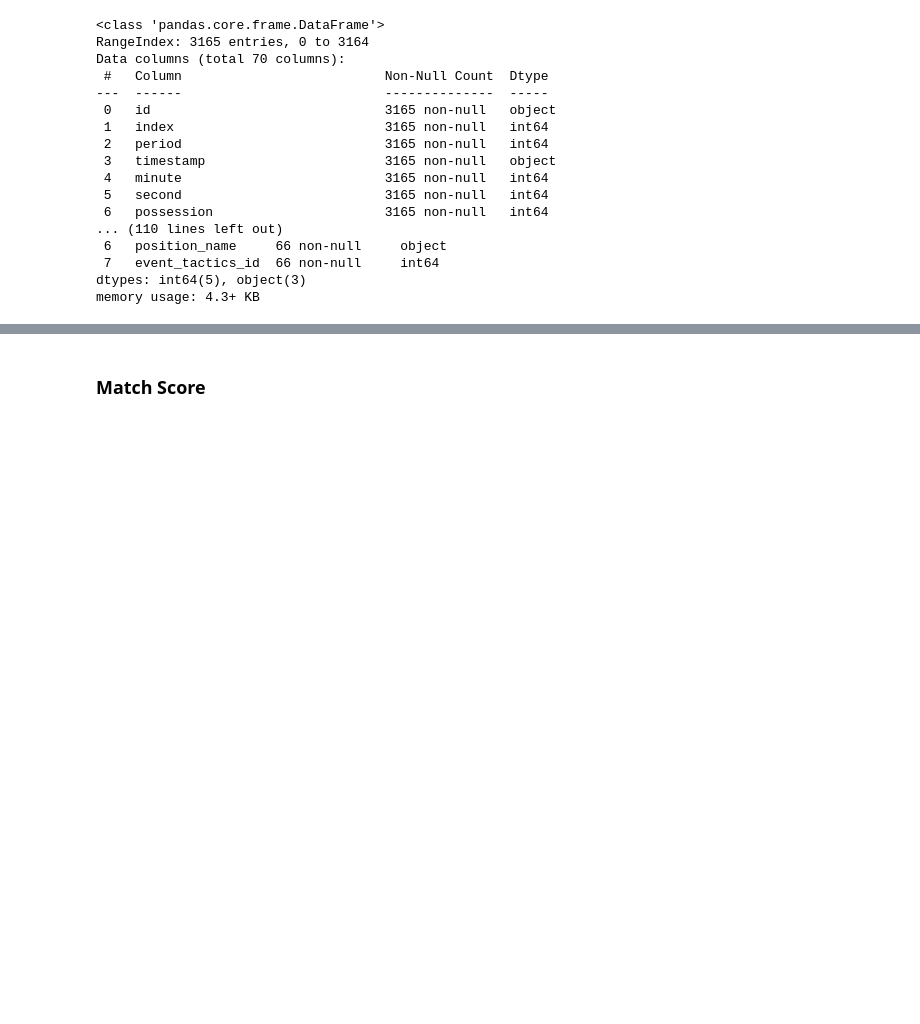
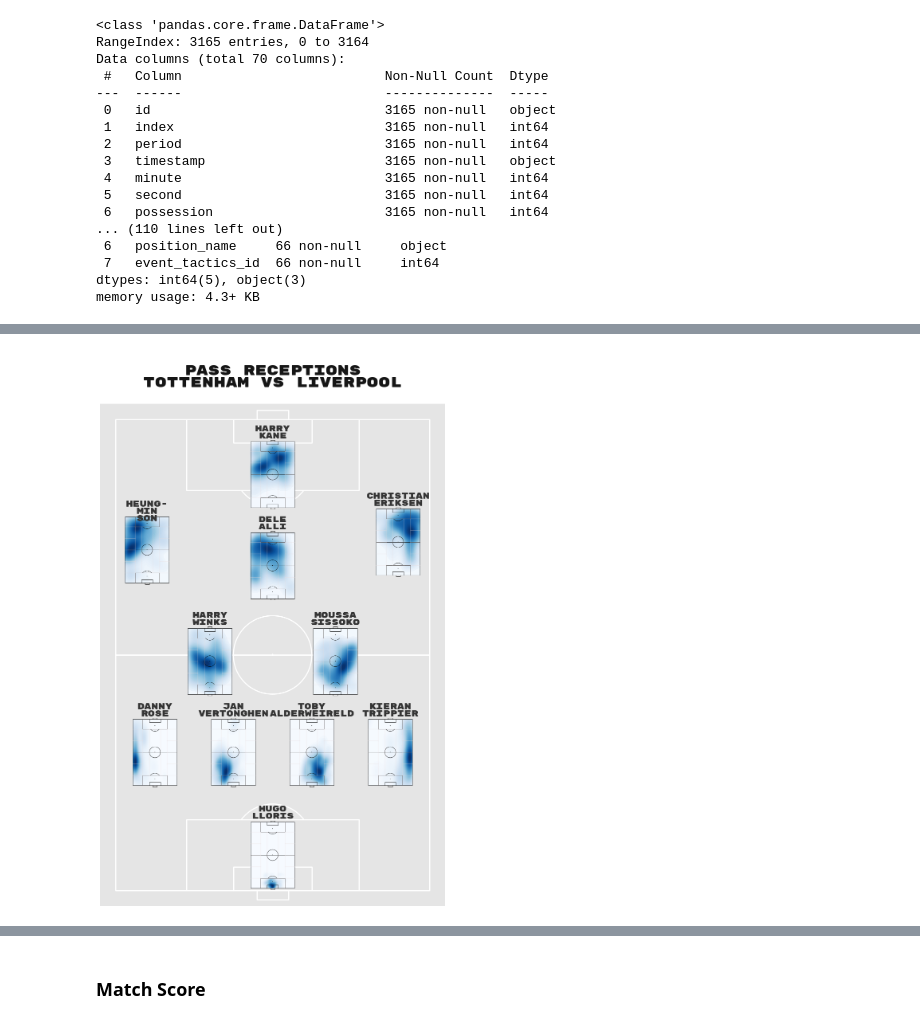
Before and after one commit to leonemma/UCL-Final-2019-Analysis, a Jupyter notebook: Football Data Analysis.ipynb, the cells around one changed output, grey strips where cells are left out. Drawn from its saved outputs; the diff is of its cells as text; code cells hidden in the pictures; blank space fills up the shorter version.

```diff
--- a/Football Data Analysis.ipynb
+++ b/Football Data Analysis.ipynb
@@ -17,6 +17,8 @@ from scipy.ndimage import gaussian_filter
 parser = Sbopen()
 fm_rubik = FontManager('https://raw.githubusercontent.com/google/fonts/main/ofl/'
                        'rubikmonoone/RubikMonoOne-Regular.ttf')
+# %%
+plt.style.use('ggplot')
 # %%
 df_competition = parser.competition()
 df_competition.info()
@@ -106,0 +135,45 @@ df_event.set_index('player_name').head()
+# %%
+pitch = VerticalPitch(goal_type='box')
+fig, axs = pitch.grid(endnote_height=0, title_height=0.08, figheight=14, grid_width=0.9,
+                      grid_height=0.9, axis=False)
+fm_rubik = FontManager('https://raw.githubusercontent.com/google/fonts/main/ofl/'
+                       'rubikmonoone/RubikMonoOne-Regular.ttf')
+title = axs['title'].text(0.5, 0.5, 'Pass receptions\nTottenham vs Liverpool', fontsize=25,
+                          va='center',
+                          ha='center', color='#161616', fontproperties=fm_rubik.prop)
+
+pitch_ax = pitch.formation(formation,
+                           kind='pitch',
+                           # avoid overlapping pitches with offsets
+                           xoffset=[-3, 4, 4, 4, 4, 8, 8, 0, -6, -2, -2],
+                           # pitch is 23 units long (could also set the height).
+                           # note this is set assuming the pitch is horizontal, but in this example
+                           # it is vertical so that you get the same results
+                           # from both VerticalPitch and Pitch
+                           width=18,
+                           positions=starting_xi['position_id'],
+                           ax=axs['pitch'],
+                           # additional arguments temporarily amend the pitch appearance
+                           # note we are plotting a really faint positional grid
+                           # that overlays the kdeplot
+                           linewidth=0.5,
+                           pitch_color='None',
+                           line_zorder=3,
+                           line_color='black',
+                           positional=True,
+                           positional_zorder=3,
+                           positional_linewidth=1,
+                           positional_alpha=0.3,
+                           )
+
+# adding kdeplot and player titles
+for position in pitch_ax:
+    player_name = starting_xi[starting_xi['position_id'] == position].player_name.iloc[0]
+    player_name = player_name.replace(' ', '\n').replace('-', '-\n')
+    pitch.text(150, 40, player_name, va='top', ha='center', fontsize=15, ax=pitch_ax[position],
+               fontproperties=fm_rubik.prop, color='#353535')
+    pitch.kdeplot(x=df_event.loc[df_event['position_id'] == position, 'x'],
+                  y=df_event.loc[df_event['position_id'] == position, 'y'],
+                  fill=True, levels=100, cut=100, cmap='Blues', thresh=0, ax=pitch_ax[position])
+# %% [output]
+[figure, added]
```
Also changed, not shown: parts of 52 cells of this notebook.
